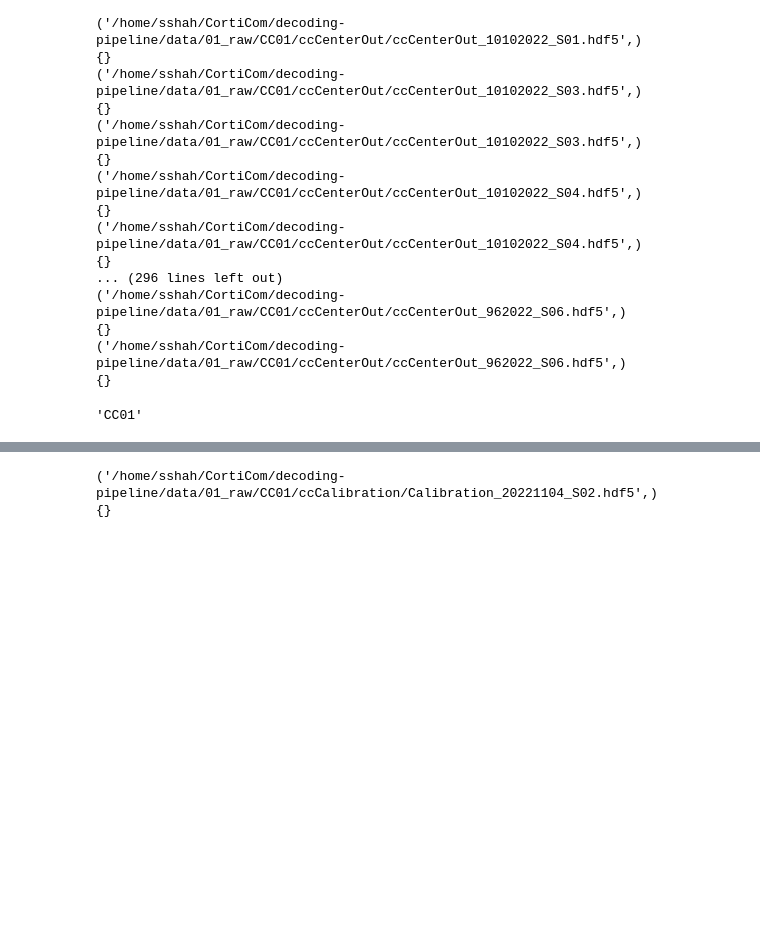
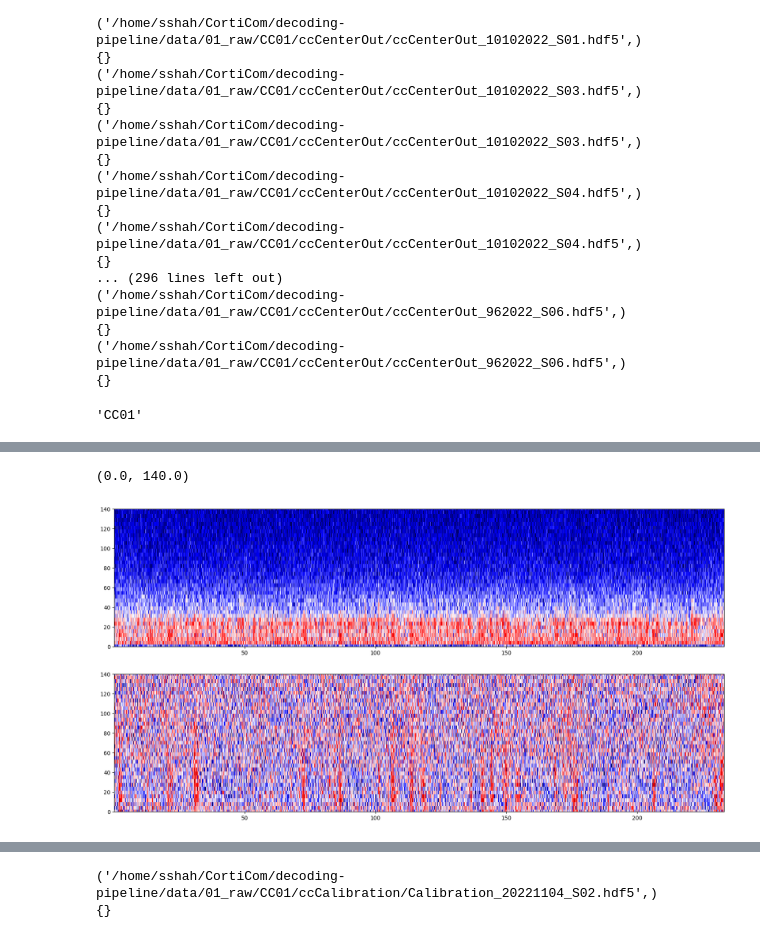
Before and after one commit to cronelab/decoding-pipeline, a Jupyter notebook: notebooks/Data Ingestion Notebook.ipynb, the cells around one changed output, grey strips where cells are left out. Saved outputs shown, nothing was run; the diff lists cells and outputs as text; code cells hidden in the pictures; blank space fills up the shorter version.

Commit message:
Completed and tested calibration portion of pipeline

```diff
--- a/notebooks/Data Ingestion Notebook.ipynb
+++ b/notebooks/Data Ingestion Notebook.ipynb
@@ -198,7 +211,8 @@ data_key
 # %%
 load_dict = catalog.load("center_out_spectrogram_pkl")
 
-data = load_dict[data_key]()
+# data = load_dict[data_key]()
+data = list(load_dict.values())[1]()
 
 data['t']
 # %% [output]
@@ -559,0 +689,9 @@ context.params['patient_id']
+# %%
+
+
+loaded_dict = catalog.load("calibration_statistics_pkl")
+
+loaded_dict
+
+mean_sxx = loaded_dict['Calibration_statistics_20221027']()['mean']
+std_sxx = loaded_dict['Calibration_statistics_20221027']()['std']
@@ -560,3 +701,33 @@ context.params['patient_id']
+# %%
+import matplotlib.pyplot as plt
+
+fig, (ax, ax1) = plt.subplots(2, figsize=(20,10))
+
+ax.pcolormesh(
+    data['t'],
+    data['f'],
+    np.log10(data['sxx'][:,:,3]),
+    # norm=mpl.colors.PowerNorm(gamma=1.0 / 0.3),
+    cmap="seismic",
+    vmin=-3,
+    vmax=3
+)
+
+ax1.pcolormesh(
+    data['t'],
+    data['f'],
+    ((np.log10(data['sxx']) - mean_sxx)/std_sxx)[:,:,0],
+    # norm=mpl.colors.PowerNorm(gamma=1.0 / 0.3),
+    cmap="seismic",
+    vmin=-3,
+    vmax=3
+)
+
+ax.set_ylim([0, 140])
+ax1.set_ylim([0, 140])
+# %% [output]
+(0.0, 140.0)
+[figure, added]
 # %%
 loaded_dict = catalog.load("calibration_hdf5")
 
```
Also changed, not shown: parts of 19 cells of this notebook, 8 other files.
